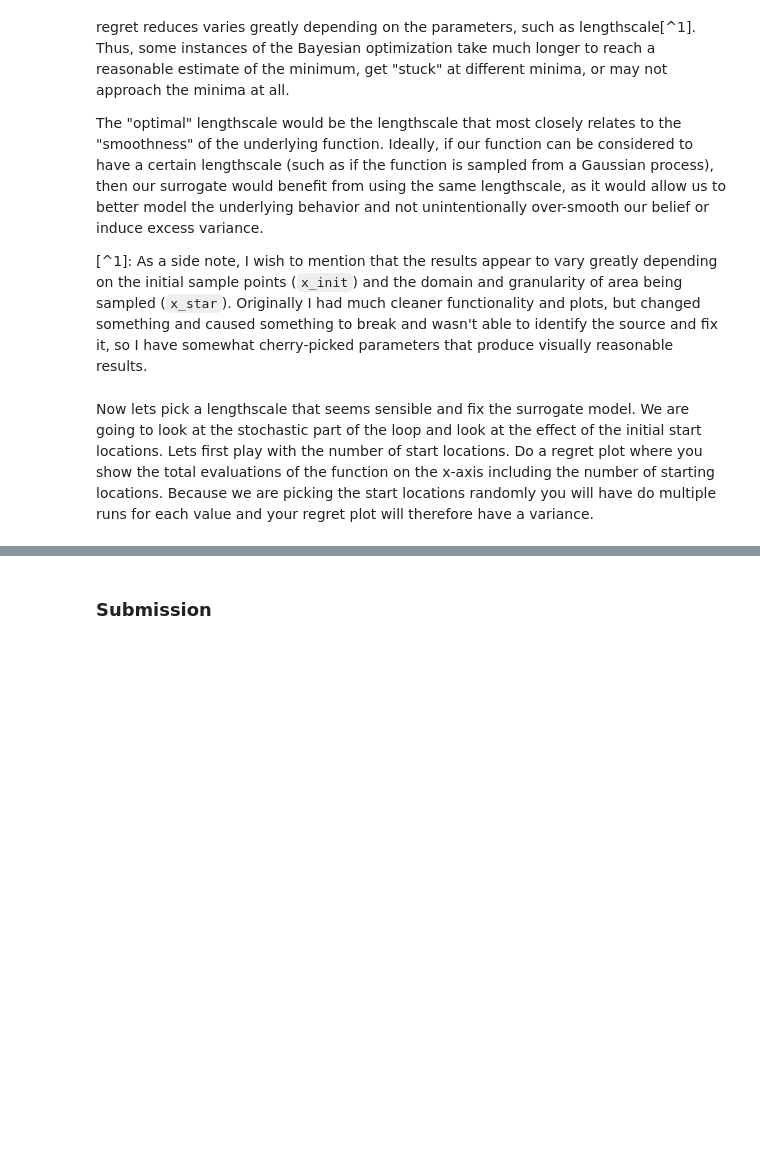
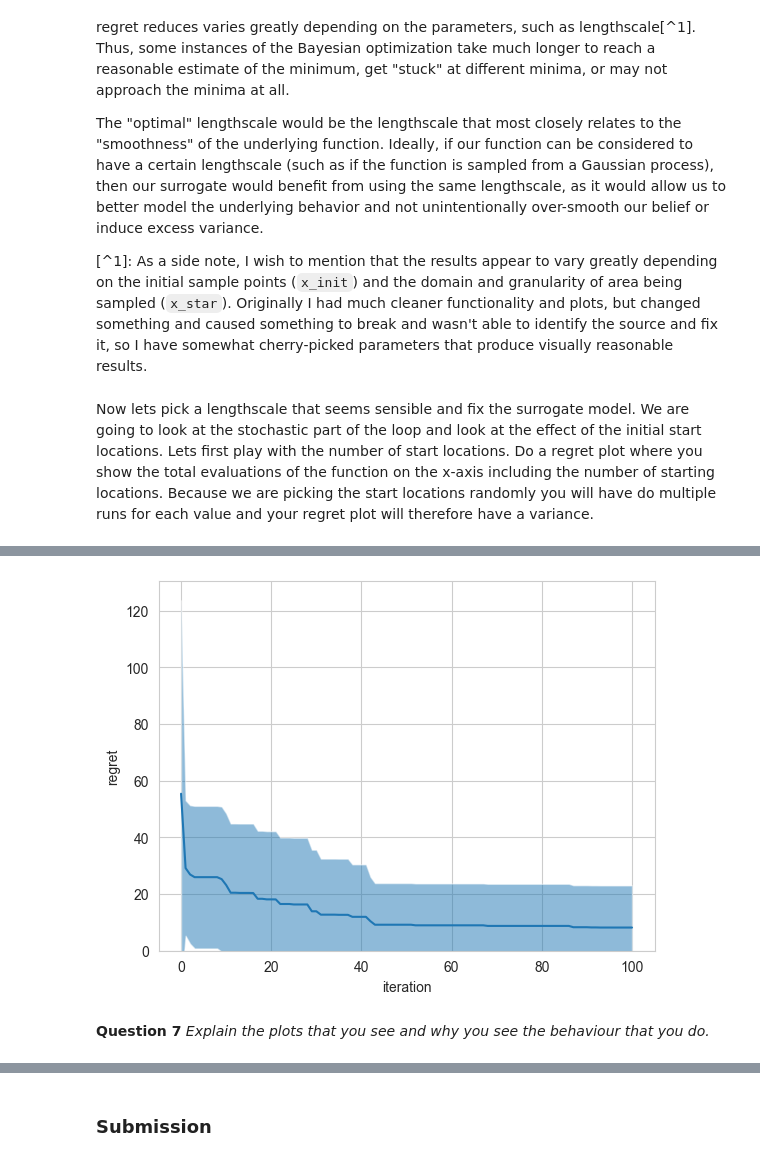
Before and after one commit to nyoma-diamond/L48_Assignments, a Jupyter notebook: L48_bad35_Task2.ipynb, the cells around one changed output, grey strips where cells are left out. Saved outputs shown, nothing was run; the diff lists cells and outputs as text; code cells hidden in the pictures; blank space fills up the shorter version.

```diff
--- a/L48_bad35_Task2.ipynb
+++ b/L48_bad35_Task2.ipynb
@@ -410,0 +463,50 @@ for i in range(1,7):
+# %%
+np.random.seed(42)
+domain = np.linspace(-1.5,1.5,21)
+x1_star, x2_star = np.meshgrid(domain, domain)
+x_star = np.column_stack((x1_star.ravel(), x2_star.ravel()))
+
+min_f_star = np.min(Rosenbrock2D(x_star, noise=0.))
+
+trials = 25
+iterations = 100
+
+history_no_noise = np.empty((trials, iterations+1))
+
+for trial in tqdm(range(0, trials)): # multiple trials for variability due to stochasticity
+    x_init = x_star[np.random.randint(x_star.shape[0], size=3)]
+
+    _, _, _, _, f_min_hist = bayesian_optimisation(
+        gpposterior,
+        expected_improvement,
+        x_init,
+        f=Rosenbrock2D,
+        x_star=x_star,
+        theta=[1,0.8,1],
+        iterations=iterations,
+        no_duplicates=True,
+        noise=0.
+    )
+
+    history_no_noise[trial] = f_min_hist
+# %%
+means = history_no_noise.mean(axis=0) - min_f_star
+stds = history_no_noise.std(axis=0)
+
+xr = range(0, iterations+1)
+
+plt.plot(xr, means)
+plt.fill_between(xr, means - stds, means + stds, alpha=0.5)
+
+plt.xlabel('iteration')
+plt.ylabel('regret')
+# plt.xscale('symlog')
+# plt.yscale('symlog')
+plt.ylim(ymin=0)
+
+plt.show()
+# %% [output]
+[figure, added]
+# %% [markdown]
+**Question 7**
+*Explain the plots that you see and why you see the behaviour that you do.*
```
Also changed, not shown: parts of 20 cells of this notebook.
